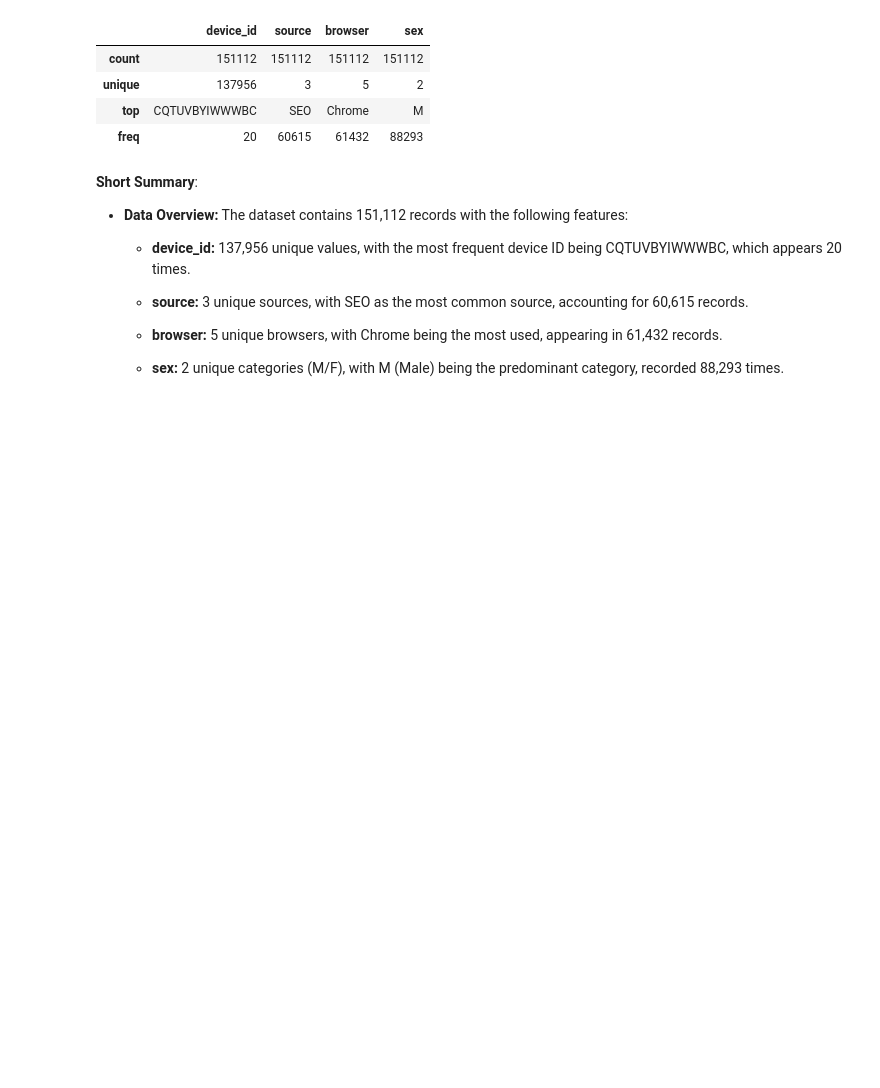
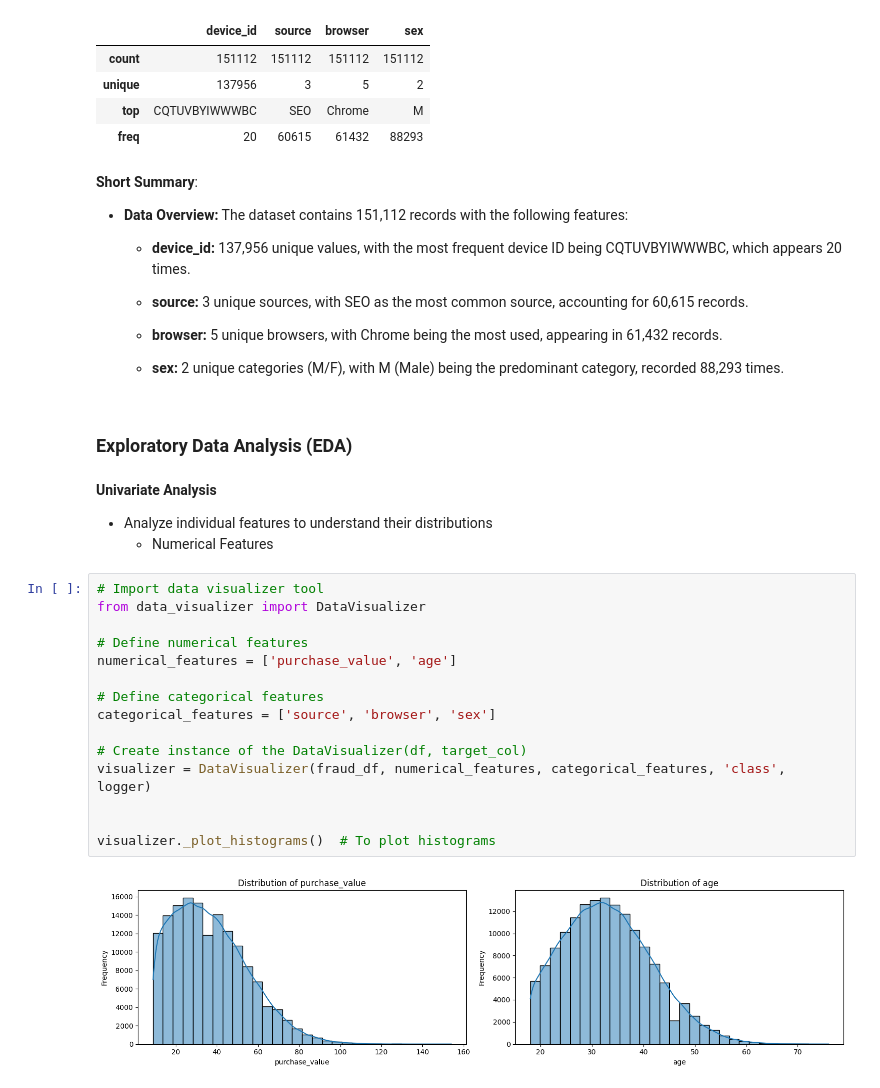
Before and after one commit to epythonlab/fraud-detection, a Jupyter notebook: notebooks/Data_Preprocessing_and_Analysis.ipynb, the cells around one changed output. Cells and saved outputs as stored; diff of their text form; blank space fills up the shorter version.

```diff
--- a/notebooks/Data_Preprocessing_and_Analysis.ipynb
+++ b/notebooks/Data_Preprocessing_and_Analysis.ipynb
@@ -203,3 +203,26 @@ fraud_df.describe(include='object')
     - **browser:** 5 unique browsers, with Chrome being the most used, appearing in 61,432 records.
 
     - **sex:** 2 unique categories (M/F), with M (Male) being the predominant category, recorded 88,293 times.
+# %% [markdown]
+### Exploratory Data Analysis (EDA)
+# %% [markdown]
+**Univariate Analysis**
+- Analyze individual features to understand their distributions
+    -   Numerical Features
+# %%
+# Import data visualizer tool
+from data_visualizer import DataVisualizer
+
+# Define numerical features
+numerical_features = ['purchase_value', 'age']
+
+# Define categorical features
+categorical_features = ['source', 'browser', 'sex']
+
+# Create instance of the DataVisualizer(df, target_col)
+visualizer = DataVisualizer(fraud_df, numerical_features, categorical_features, 'class', logger)
+
+
+visualizer._plot_histograms()  # To plot histograms
+# %% [output]
+[figure, added]
```
Also changed, not shown: parts of 25 cells of this notebook, 2 other files.
